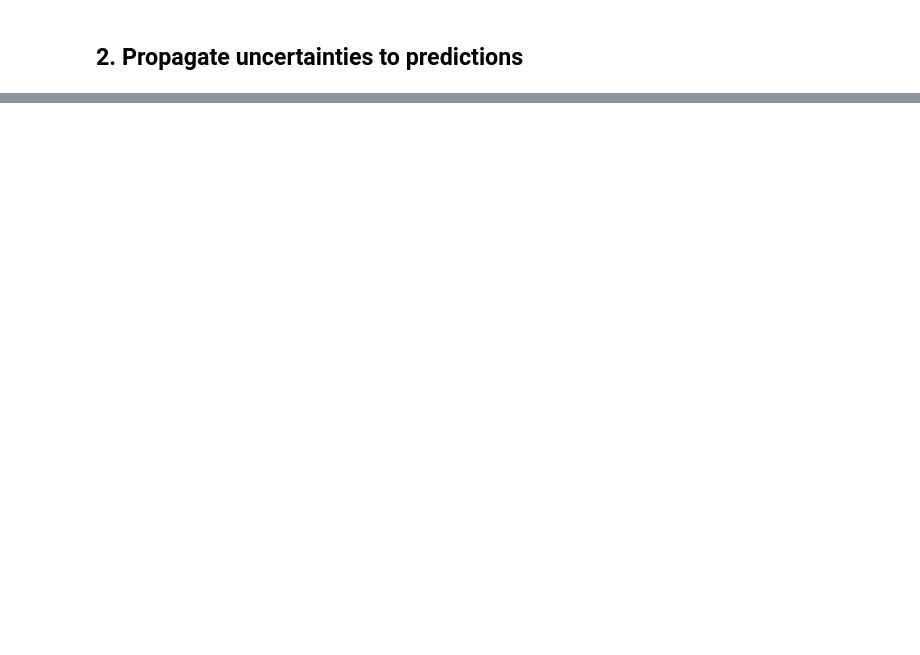
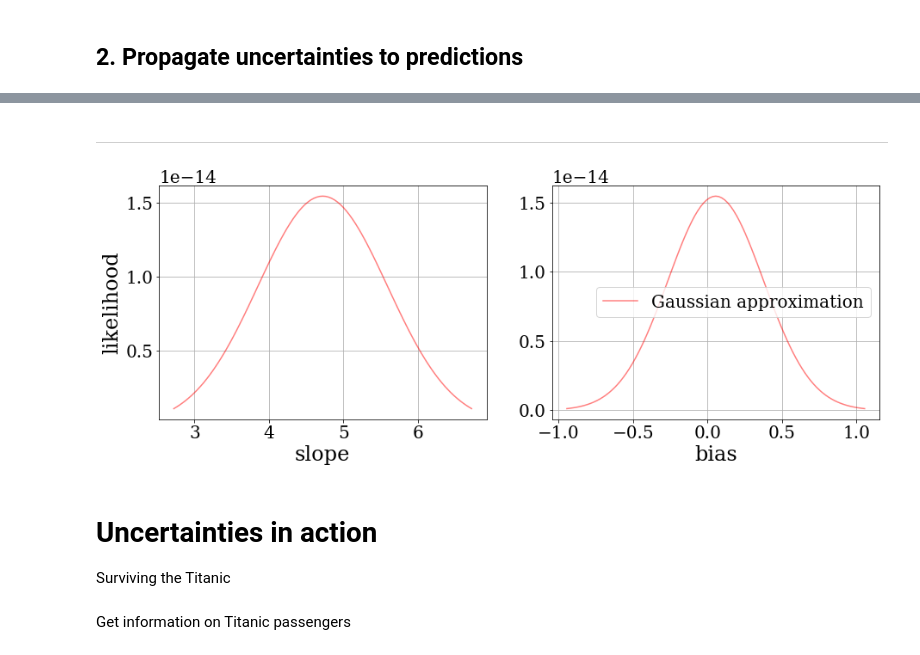
Before and after one commit to faab5/errortools, a Jupyter notebook: notebooks/PyData presentation 11-05-2019.ipynb, the cells around one changed output, grey strips where cells are left out. Cells and saved outputs as stored; diff of their text form; code cells hidden in the pictures; blank space fills up the shorter version.

```diff
--- a/notebooks/PyData presentation 11-05-2019.ipynb
+++ b/notebooks/PyData presentation 11-05-2019.ipynb
@@ -333,0 +357,50 @@ Various ways to propagate errors:
+# %% [markdown]
+------
+# %%
+fig, ax = plt.subplots(1, 2, figsize=(15, 5))
+
+hessian = scipy.linalg.inv(model.cvr_mtx)
+Z = np.concatenate((X[:, np.newaxis], np.ones((X.shape[0], 1))), axis=1)
+f0 = model.negativeLogPosterior(model.parameters, Z, y, 0, 0)
+
+p = np.tile(model.parameters, (101,1))
+p[:, 0] += np.linspace(-model.errors[0], model.errors[0], 101)
+approx = np.exp( -np.array([f0 + 0.5*np.dot(a-model.parameters, np.dot(hessian, a-model.parameters)) for a in p]) )
+
+#ax[0].fill_between(x=p[:,0], y1=approx, color='red', hatch="x", alpha=0.05, label="86%")
+
+p = np.tile(model.parameters, (101,1))
+p[:, 0] += np.linspace(-2, 2, 101)
+loss = np.exp( -np.array([model.negativeLogPosterior(q, Z, y, 0, 0) for q in p]) )
+approx = np.exp( -np.array([f0 + 0.5*np.dot(a-model.parameters, np.dot(hessian, a-model.parameters)) for a in p]) )
+
+#ax[0].plot(p[:, 0], loss, '-', color='orange', label="likelihood")
+ax[0].plot(p[:, 0], approx, '-', color='red', label="Gaussian approximation", alpha=0.5)
+ax[0].grid()
+ax[0].set_xlabel("slope")
+ax[0].set_ylabel("likelihood")
+
+p = np.tile(model.parameters, (101,1))
+p[:, 1] += np.linspace(-model.errors[1], model.errors[1], 101)
+approx = np.exp( -np.array([f0 + 0.5*np.dot(a-model.parameters, np.dot(hessian, a-model.parameters)) for a in p]) )
+
+#ax[1].fill_between(x=p[:,1], y1=approx, color='red', hatch="x", alpha=0.05, label="68%")
+
+p = np.tile(model.parameters, (101,1))
+p[:, 1] += np.linspace(-1, 1, 101)
+loss = np.exp( -np.array([model.negativeLogPosterior(q, Z, y, 0, 0) for q in p]) )
+approx = np.exp( -np.array([f0 + 0.5*np.dot(a-model.parameters, np.dot(hessian, a-model.parameters)) for a in p]) )
+
+#ax[1].plot(p[:, 1], loss, '-', color='orange', label="likelihood")
+ax[1].plot(p[:, 1], approx, '-', color='red', label="Gaussian approximation", alpha=0.5)
+ax[1].grid()
+ax[1].legend()
+ax[1].set_xlabel("bias");
+# %% [output]
+[figure, added]
+# %% [markdown]
+# Uncertainties in action
+
+Surviving the Titanic
+# %% [markdown]
+Get information on Titanic passengers
```
Also changed, not shown: parts of 14 cells of this notebook.
